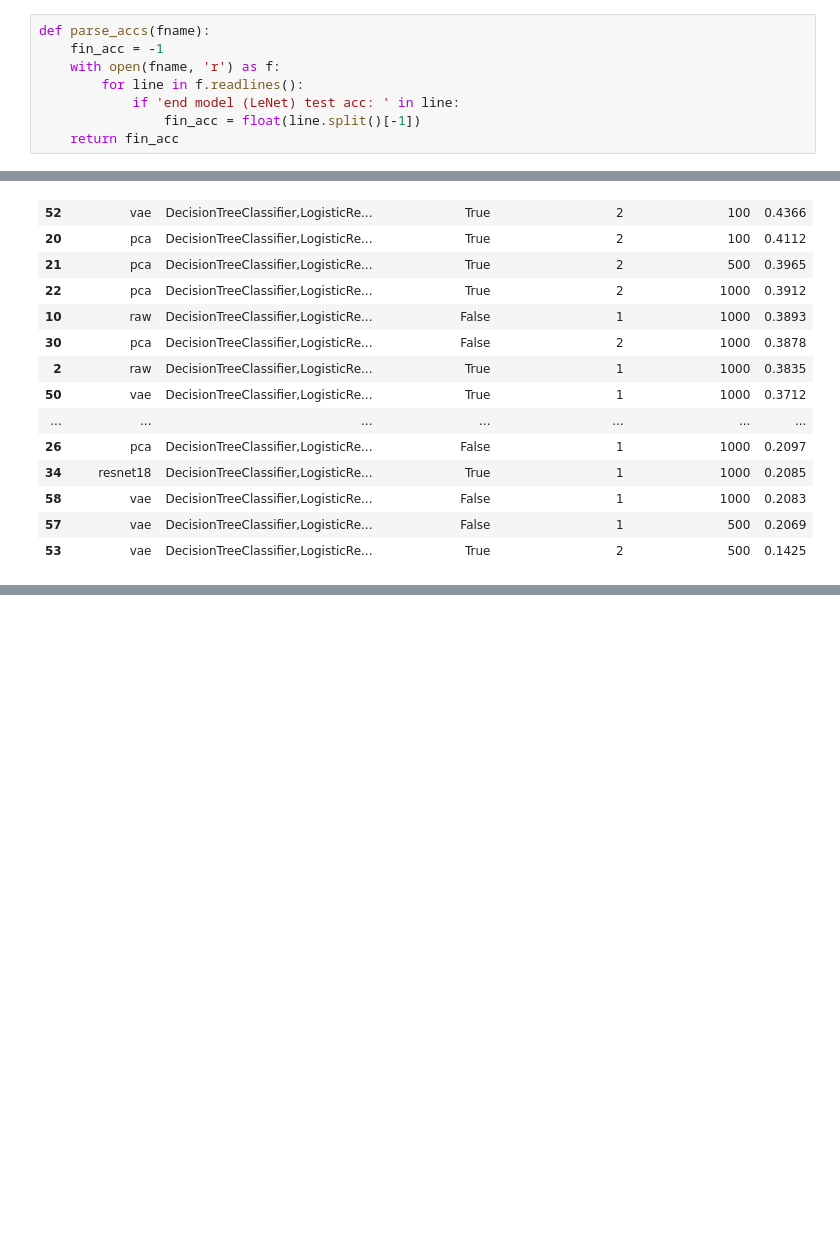
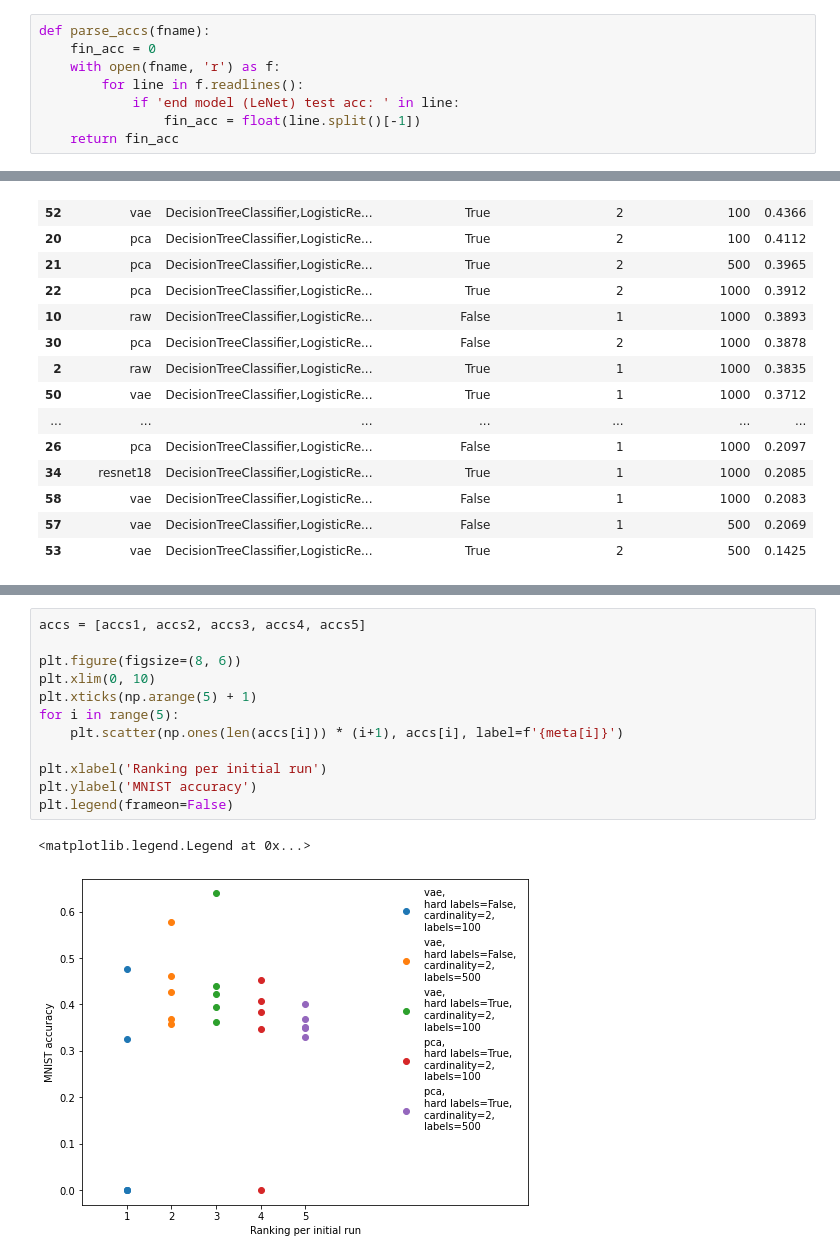
Before and after one commit to SprocketLab/AutoWS-Bench-101, a Jupyter notebook: process_results.ipynb, the cells around one changed output, grey strips where cells are left out. Cells and saved outputs as stored; diff of their text form; blank space fills up the shorter version.

```diff
--- a/process_results.ipynb
+++ b/process_results.ipynb
@@ -4,7 +4,7 @@ import matplotlib.pyplot as plt
 import pandas as pd
 # %%
 def parse_accs(fname):
-    fin_acc = -1
+    fin_acc = 0
     with open(fname, 'r') as f:
         for line in f.readlines():
             if 'end model (LeNet) test acc: ' in line:
@@ -85,0 +178,15 @@ df.sort_values(by=['acc'], ascending=False)[:21]
+# %%
+accs = [accs1, accs2, accs3, accs4, accs5]
+
+plt.figure(figsize=(8, 6))
+plt.xlim(0, 10)
+plt.xticks(np.arange(5) + 1)
+for i in range(5):
+    plt.scatter(np.ones(len(accs[i])) * (i+1), accs[i], label=f'{meta[i]}')
+
+plt.xlabel('Ranking per initial run')
+plt.ylabel('MNIST accuracy')
+plt.legend(frameon=False)
+# %% [output]
+<matplotlib.legend.Legend at 0x...>
+[figure, added]
```
Also changed, not shown: parts of 4 cells of this notebook, 1 other file.
